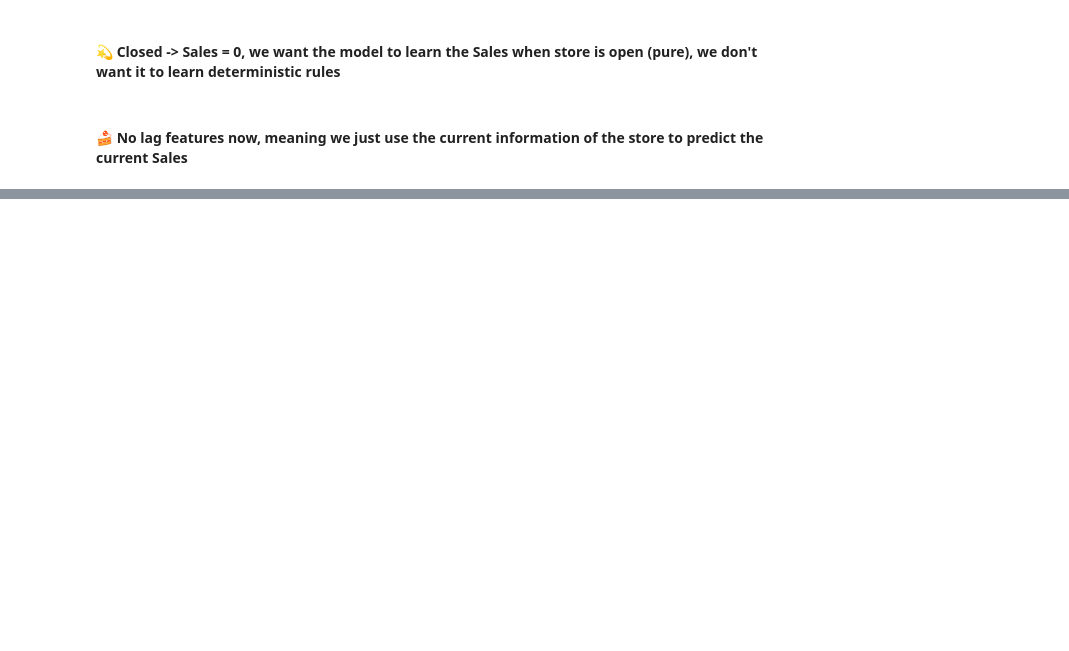
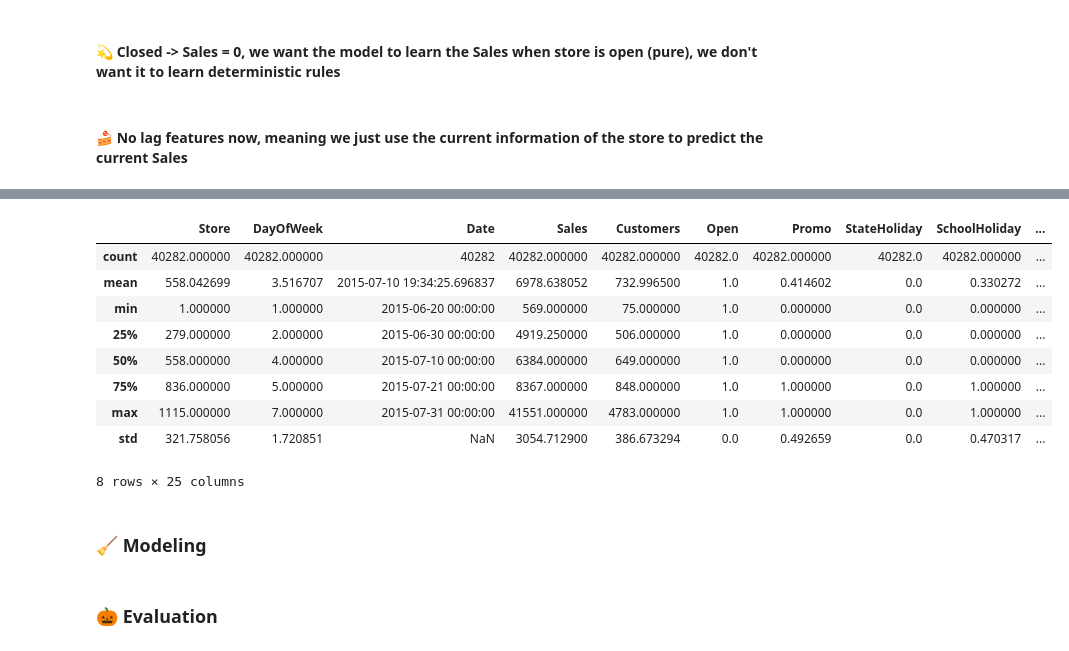
Before and after one commit to trungdung1711/rossmann-store-sales, a Jupyter notebook: notebooks/4_loop.ipynb, the cells around one changed output, grey strips where cells are left out. Cells and saved outputs as stored; diff of their text form; code cells hidden in the pictures; blank space fills up the shorter version.

Commit message:
feat: :sparkles: simple spliting function using expanding window

```diff
--- a/notebooks/4_loop.ipynb
+++ b/notebooks/4_loop.ipynb
@@ -242,0 +415,30 @@ val_df   = df[df["Date"] >= "2015-06-01"]
+# %%
+def create_expanding_folds_with_cutoffs(
+    df,
+    date_col="Date",
+    cutoffs=None,
+    val_days=42
+):
+    df = df.sort_values(date_col).reset_index(drop=True)
+
+    cutoffs = [pd.to_datetime(c) for c in cutoffs]
+
+    folds = []
+
+    for i, cutoff in enumerate(cutoffs):
+        # start = cutoff
+        val_start = cutoff
+        # end = cutoff + 42
+        val_end = cutoff + pd.Timedelta(days=val_days)
+
+        train = df[df[date_col] < val_start]
+        val = df[(df[date_col] >= val_start) & (df[date_col] < val_end)]
+
+        folds.append({
+            "fold": i + 1,
+            "cutoff": cutoff,
+            "train": train,
+            "val": val,
+        })
+
+    return folds
@@ -242,0 +449,30 @@ val_df   = df[df["Date"] >= "2015-06-01"]
+# %%
+cutoffs = [
+    "2014-06-01",
+    "2014-09-01",
+    "2014-12-01",
+    "2015-06-20"
+]
+
+folds = create_expanding_folds_with_cutoffs(df, cutoffs=cutoffs)
+# %%
+fold_3 = folds[3]
+# %%
+train, val = fold_3["train"], fold_3["val"]
+# %%
+val.describe()
+# %% [output]
+|  | Store | DayOfWeek | Date | Sales | Customers | Open | Promo | StateHoliday | SchoolHoliday | ... |
+| count | 40282.000000 | 40282.000000 | 40282 | 40282.000000 | 40282.000000 | 40282.0 | 40282.000000 | 40282.0 | 40282.000000 | ... |
+| mean | 558.042699 | 3.516707 | 2015-07-10 19:34:25.696837 | 6978.638052 | 732.996500 | 1.0 | 0.414602 | 0.0 | 0.330272 | ... |
+| min | 1.000000 | 1.000000 | 2015-06-20 00:00:00 | 569.000000 | 75.000000 | 1.0 | 0.000000 | 0.0 | 0.000000 | ... |
+| 25% | 279.000000 | 2.000000 | 2015-06-30 00:00:00 | 4919.250000 | 506.000000 | 1.0 | 0.000000 | 0.0 | 0.000000 | ... |
+| 50% | 558.000000 | 4.000000 | 2015-07-10 00:00:00 | 6384.000000 | 649.000000 | 1.0 | 0.000000 | 0.0 | 0.000000 | ... |
+| 75% | 836.000000 | 5.000000 | 2015-07-21 00:00:00 | 8367.000000 | 848.000000 | 1.0 | 1.000000 | 0.0 | 1.000000 | ... |
+| max | 1115.000000 | 7.000000 | 2015-07-31 00:00:00 | 41551.000000 | 4783.000000 | 1.0 | 1.000000 | 0.0 | 1.000000 | ... |
+| std | 321.758056 | 1.720851 | NaN | 3054.712900 | 386.673294 | 0.0 | 0.492659 | 0.0 | 0.470317 | ... |
+8 rows × 25 columns
+# %% [markdown]
+### 🧹 Modeling
+# %% [markdown]
+### 🎃 Evaluation
```
Also changed, not shown: parts of 23 cells of this notebook, 1 other file.
